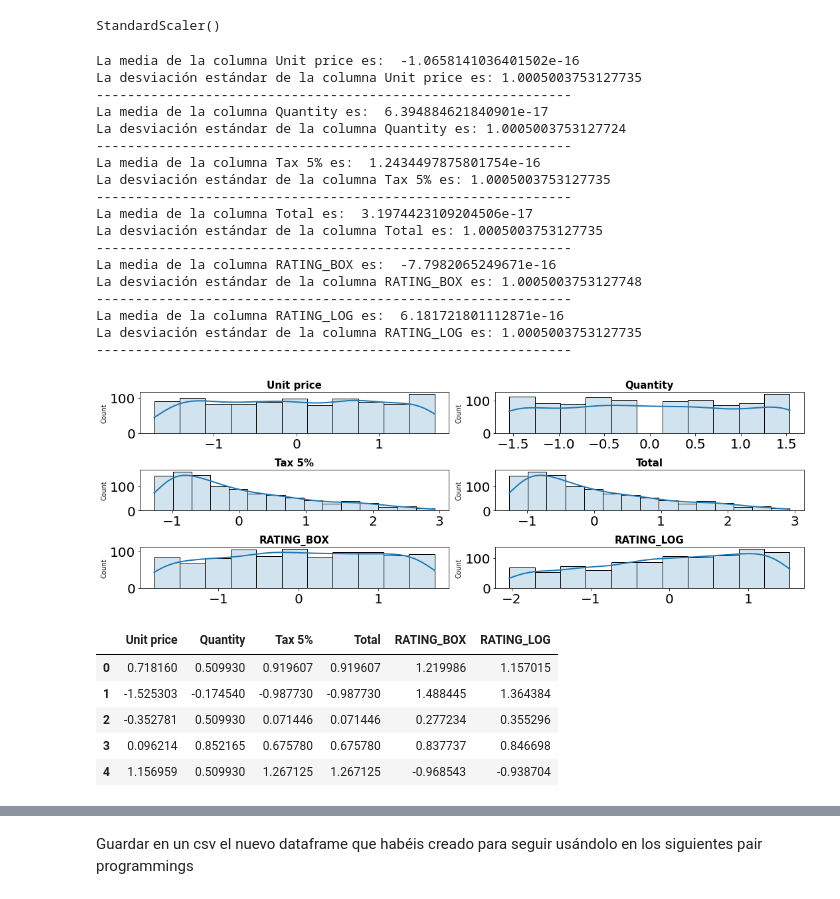
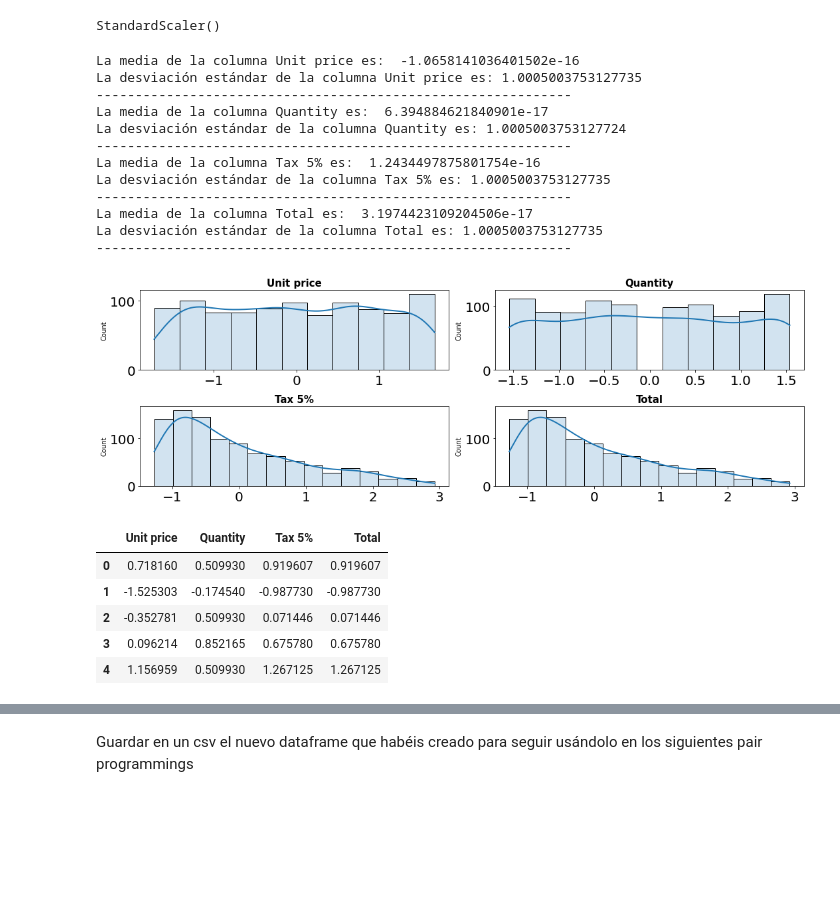
Before and after one commit to Adalab/Adalab-promo_d_da_modulo3_sprint1_Cristina_AnaBelen, a Jupyter notebook: regresion_lineal/6_estandarizacion.ipynb, the cells around one changed output, grey strips where cells are left out. Cells and saved outputs as stored; diff of their text form; code cells hidden in the pictures; blank space fills up the shorter version.

```diff
--- a/regresion_lineal/6_estandarizacion.ipynb
+++ b/regresion_lineal/6_estandarizacion.ipynb
@@ -48,5 +50,5 @@ numericas.head()
 # %%
-numericas.drop(['Rating'], axis = 1, inplace = True)
+numericas.drop(['Rating', "RATING_BOX", "RATING_LOG"], axis = 1, inplace = True)
 # %%
 numericas.head(1)
 # %% [output]
@@ -95,5 +91,5 @@ La desviación estándar de la columna RATING_LOG es: 0.5928263408327127
 # %%
-fig, axes = plt.subplots(nrows = 3, ncols = 2, figsize = (15, 5))
+fig, axes = plt.subplots(nrows = 2, ncols = 2, figsize = (15, 5))
 
 columnas_robust = numericas_robust.columns
 axes = axes.flat
@@ -146,47 +170,41 @@ La desviación estándar de la columna Tax 5% es: 1.0005003753127735
 La media de la columna Total es:  3.1974423109204506e-17
 La desviación estándar de la columna Total es: 1.0005003753127735
 -------------------------------------------------------------
-La media de la columna RATING_BOX es:  -7.7982065249671e-16
-La desviación estándar de la columna RATING_BOX es: 1.0005003753127748
--------------------------------------------------------------
-La media de la columna RATING_LOG es:  6.181721801112871e-16
-La desviación estándar de la columna RATING_LOG es: 1.0005003753127735
--------------------------------------------------------------
 # %%
-fig, axes = plt.subplots(nrows = 3, ncols = 2, figsize = (15, 5))
+fig, axes = plt.subplots(nrows = 2, ncols = 2, figsize = (15, 5))
 
 columnas_estandar = numericas_estandar.columns
 axes = axes.flat
 
 
 for i, colum in enumerate(columnas_estandar):
     sns.histplot(
         data = numericas_estandar,
         x = colum,
         kde = True,
         line_kws = {"linewidth": 2},
         alpha = 0.2,
         ax = axes[i])
 
 
     axes[i].set_title(colum, fontsize = 15, fontweight = "bold")
     axes[i].tick_params(labelsize = 20)
     axes[i].set_xlabel("")
 
 fig.tight_layout()
 # %% [output]
-[figure, old version]
+[figure, new version]
 # %%
 df.reset_index(inplace = True)
 # %%
 numericas_estandar.head()
 # %% [output]
-|  | Unit price | Quantity | Tax 5% | Total | RATING_BOX | RATING_LOG |
-| 0 | 0.718160 | 0.509930 | 0.919607 | 0.919607 | 1.219986 | 1.157015 |
-| 1 | -1.525303 | -0.174540 | -0.987730 | -0.987730 | 1.488445 | 1.364384 |
-| 2 | -0.352781 | 0.509930 | 0.071446 | 0.071446 | 0.277234 | 0.355296 |
-| 3 | 0.096214 | 0.852165 | 0.675780 | 0.675780 | 0.837737 | 0.846698 |
-| 4 | 1.156959 | 0.509930 | 1.267125 | 1.267125 | -0.968543 | -0.938704 |
+|  | Unit price | Quantity | Tax 5% | Total |
+| 0 | 0.718160 | 0.509930 | 0.919607 | 0.919607 |
+| 1 | -1.525303 | -0.174540 | -0.987730 | -0.987730 |
+| 2 | -0.352781 | 0.509930 | 0.071446 | 0.071446 |
+| 3 | 0.096214 | 0.852165 | 0.675780 | 0.675780 |
+| 4 | 1.156959 | 0.509930 | 1.267125 | 1.267125 |
 # %%
 df[numericas_estandar.columns] = numericas_estandar
 # %%
```
Also changed, not shown: parts of 12 cells of this notebook, 4 other files.
